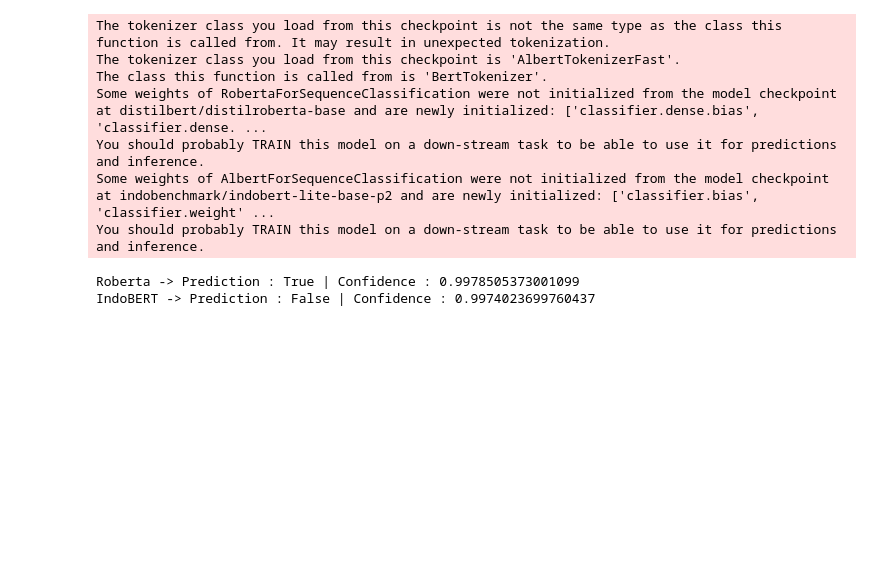
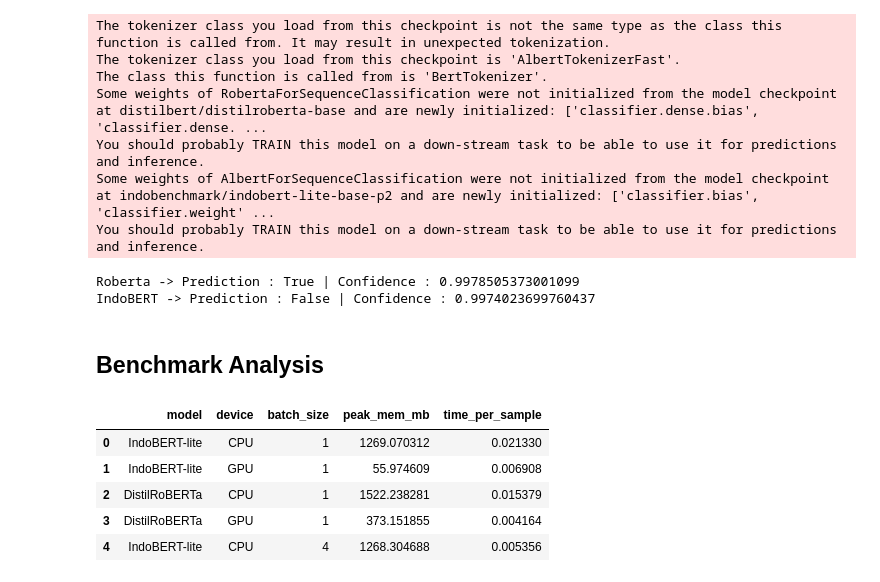
Before and after one commit to bwbayu/youtube-bot, a Jupyter notebook: engine/eda.ipynb, the cells around one changed output. Saved outputs shown, nothing was run; the diff lists cells and outputs as text; code cells hidden in the pictures; blank space fills up the shorter version.

```diff
--- a/engine/eda.ipynb
+++ b/engine/eda.ipynb
@@ -581,3 +581,15 @@ Some weights of AlbertForSequenceClassification were not initialized from the mo
 You should probably TRAIN this model on a down-stream task to be able to use it for predictions and inference.
 Roberta -> Prediction : True | Confidence : 0.9978505373001099
 IndoBERT -> Prediction : False | Confidence : 0.9974023699760437
+# %% [markdown]
+## Benchmark Analysis
+# %%
+df_benchmark = pd.read_csv("data/benchmark_batchsize.csv")
+df_benchmark.head()
+# %% [output]
+|  | model | device | batch_size | peak_mem_mb | time_per_sample |
+| 0 | IndoBERT-lite | CPU | 1 | 1269.070312 | 0.021330 |
+| 1 | IndoBERT-lite | GPU | 1 | 55.974609 | 0.006908 |
+| 2 | DistilRoBERTa | CPU | 1 | 1522.238281 | 0.015379 |
+| 3 | DistilRoBERTa | GPU | 1 | 373.151855 | 0.004164 |
+| 4 | IndoBERT-lite | CPU | 4 | 1268.304688 | 0.005356 |
```
Also changed, not shown: parts of 3 cells of this notebook, 2 other files.
